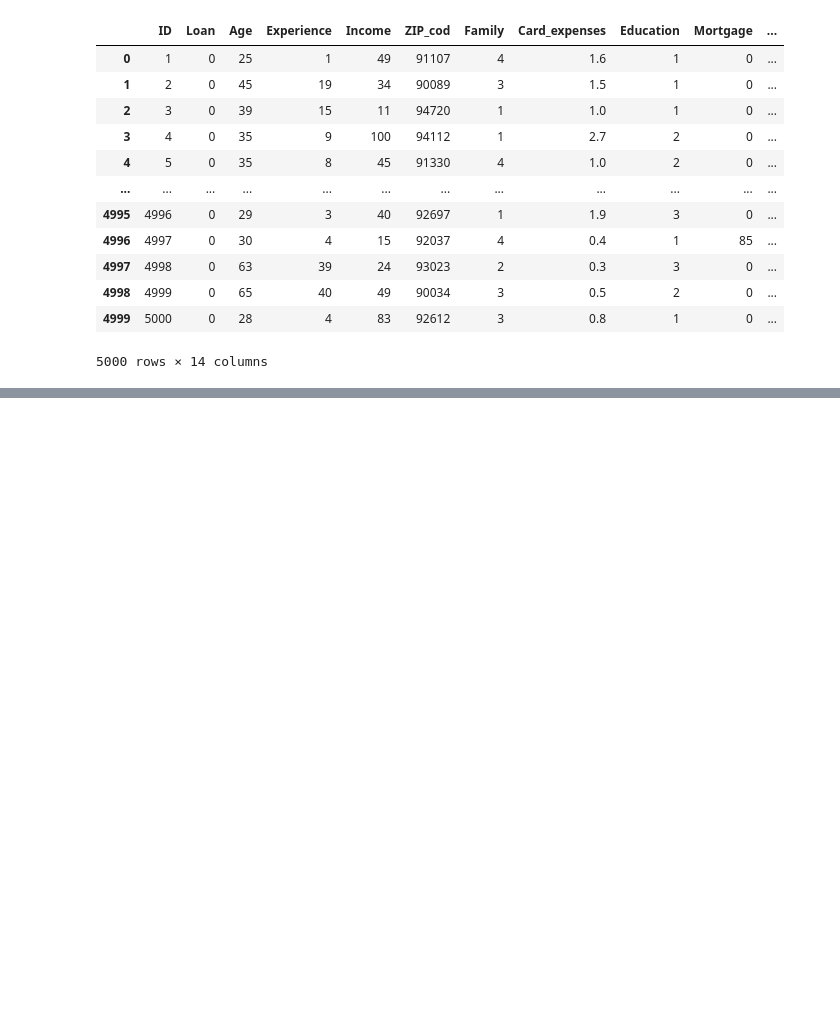
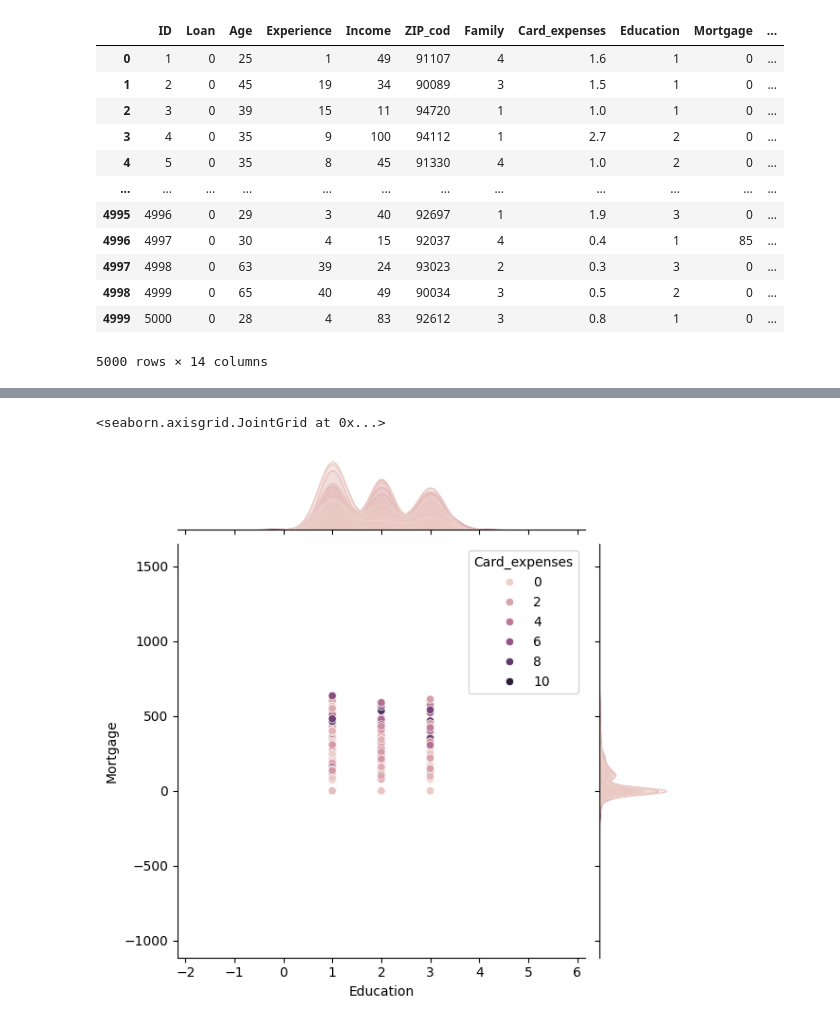
Before and after one commit to where-are-the-avocados/Data-Analysis, a Jupyter notebook: project_n1.ipynb, the cells around one changed output, grey strips where cells are left out. Cells and saved outputs as stored; diff of their text form; code cells hidden in the pictures; blank space fills up the shorter version.

```diff
--- a/project_n1.ipynb
+++ b/project_n1.ipynb
@@ -213,0 +219,5 @@ df
+# %%
+sns.jointplot(data=df,x="Education",y="Mortgage",hue="Card_expenses")
+# %% [output]
+<seaborn.axisgrid.JointGrid at 0x...>
+[figure, added]
```
Also changed, not shown: parts of 16 cells of this notebook, 4 other files.
